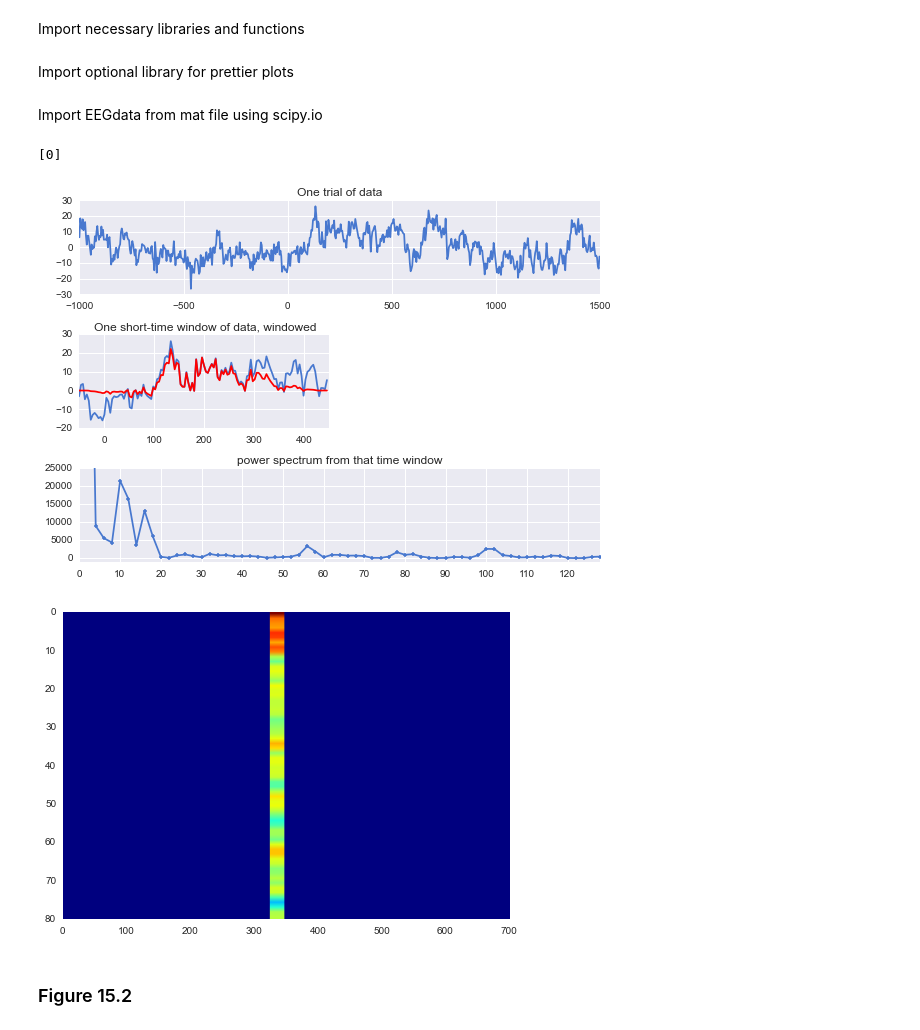
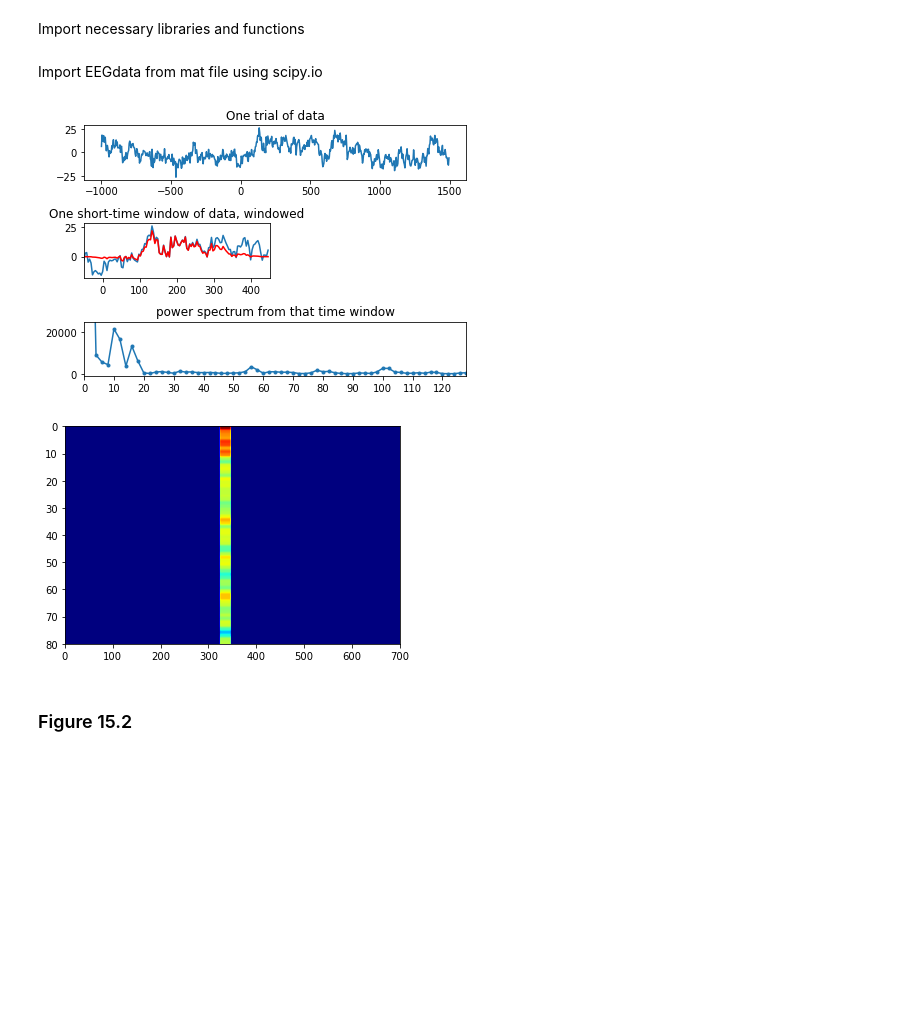
Before and after one commit to lyndond/Analyzing_Neural_Time_Series, a Jupyter notebook: chapter15.ipynb, the cells around one changed output. Cells and saved outputs as stored; diff of their text form; code cells hidden in the pictures; blank space fills up the shorter version.

```diff
--- a/chapter15.ipynb
+++ b/chapter15.ipynb
@@ -19,9 +13,3 @@ from matplotlib.pyplot import *
-# %% [markdown]
-Import optional library for prettier plots
-# %%
-import seaborn as sns
-sns.set_palette('muted')
-sns.set_style('darkgrid')
 # %% [markdown]
 Import EEGdata from mat file using scipy.io
 # %%
@@ -34,17 +22,11 @@ EEGtrials = data["EEG"][0,0]["trials"][0,0]
 EEGnbchan = data["EEG"][0,0]["nbchan"][0,0]
 
 EEGchanlocslabels=data["EEG"][0,0]["chanlocs"][0]["labels"]
-# %%
-a=[0,1]
-a[:1]
-# %% [output]
-[0]
 # %%
 timewin = 500 # in ms
 
 # convert ms to idx
 timewinidx = int(np.round(timewin/(1000/EEGsrate)));
-
 
 # create hann taper function
 hann_win = .5*(1-cos(2*pi*np.arange(timewinidx)/(timewinidx-1)));
@@ -52,7 +34,6 @@ hann_win = .5*(1-cos(2*pi*np.arange(timewinidx)/(timewinidx-1)));
 #detrend data (useful to attentuate super-low frequency artifacts in FFT
 # from sampled data)
 d = sig.detrend(EEGdata[19,:,15]);
-
 
 subplot(311)
 plot(EEGtimes,d)
@@ -68,27 +49,26 @@ setp(gca(),'xlim',[-50, -50+timewin])
 title('One short-time window of data, windowed')
 tight_layout()
 
-
 dfft = fft(d[stime:stime+timewinidx]*hann_win)
-f    = np.linspace(0,EEGsrate/2.,np.floor(len(hann_win)/2)+1) # frequencies of FFT
+f    = np.linspace(0,EEGsrate/2.,len(hann_win)//2+1) # frequencies of FFT
 subplot(313)
 plot(f[1:],absolute(dfft[1:int(floor(len(hann_win)/2.))+1])**2,'.-');
 title('power spectrum from that time window')
 _=setp(gca(),'xlim',[1 ,128],'ylim',[-1000, 25000],'xticks',np.arange(0,EEGsrate/2.,10))
 # %% [output]
-[figure, old version]
+[figure, new version]
 # %%
 # create TF matrix and input column of data at selected time point
-tf = np.zeros([np.floor(len(hann_win)/2),EEGpnts])
-tf[:,int(stime+timewinidx/2-11):int(stime+timewinidx/2+10)] = np.tile(absolute(dfft[1:int(floor(len(hann_win)/2.)+1)])*2,[21,1]).T
+tf = np.zeros([len(hann_win)//2,EEGpnts])
+tf[:,stime+timewinidx//2-11:stime+timewinidx//2+10] = np.tile(absolute(dfft[1:len(hann_win)//2+1])*2, [21,1]).T
 
 imshow(log10(tf+1),
        aspect='auto',
        extent=[0,700,80,0],
        cmap=cm.jet)
 grid(False)
 # %% [output]
-[figure, old version]
+[figure, new version]
 # %% [markdown]
 ### Figure 15.2
 # %%
```
Also changed, not shown: parts of 6 cells of this notebook.
